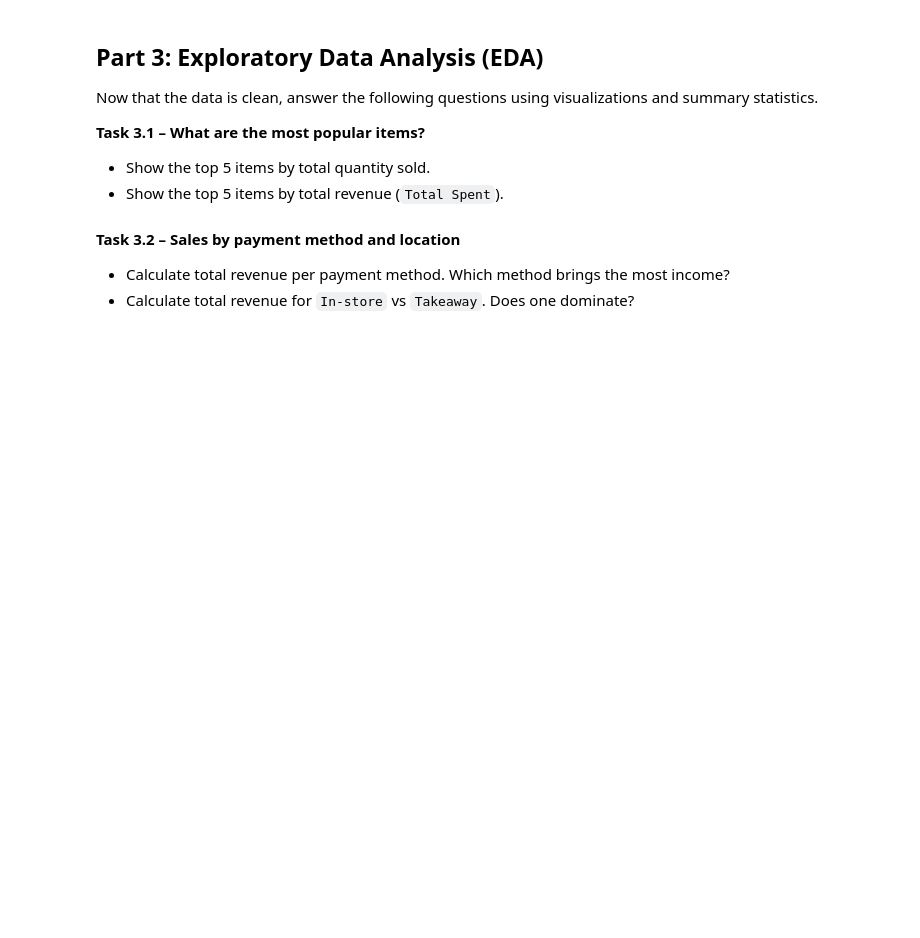
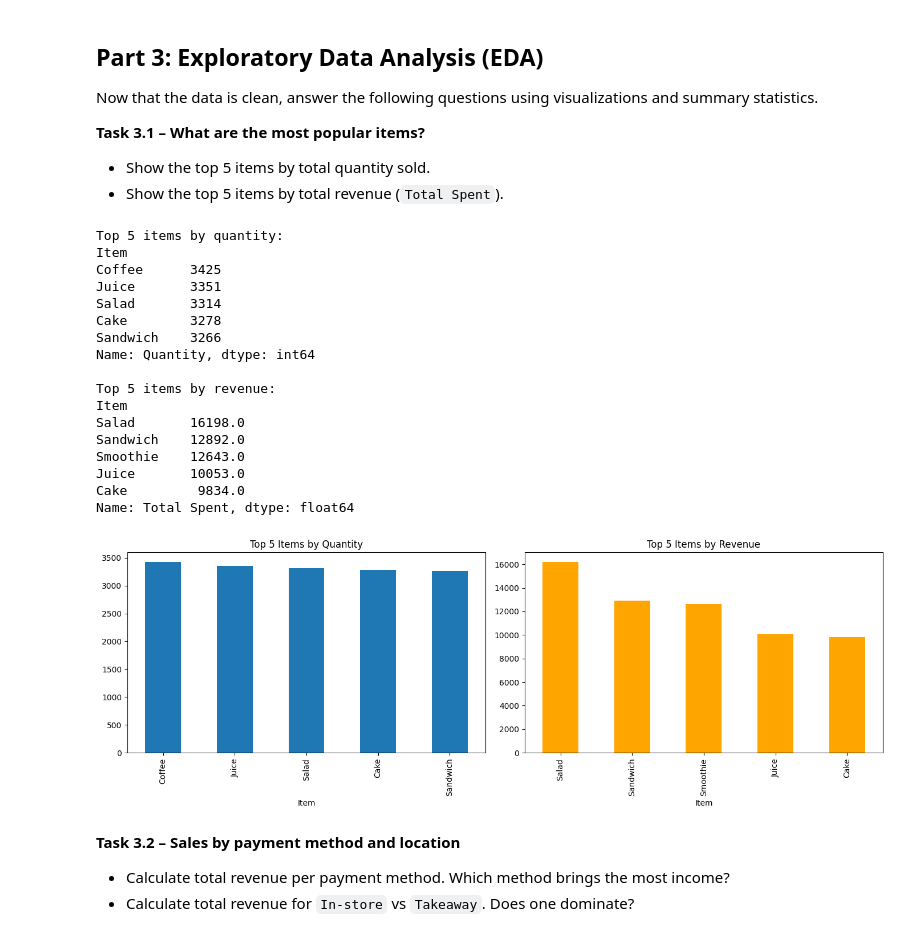
Before and after one commit to jiinjang/Lab-8, a Jupyter notebook: problem2.ipynb, the cells around one changed output. Drawn from its saved outputs; the diff is of its cells as text; code cells hidden in the pictures; blank space fills up the shorter version.

```diff
--- a/problem2.ipynb
+++ b/problem2.ipynb
@@ -24,7 +24,7 @@ import numpy as np
 pd.set_option('display.max_columns', None)
 
 # Load the dataset (update the path if needed)
-df = pd.read_csv("/kaggle/input/datasets/ahmedmohamed2003/cafe-sales-dirty-data-for-cleaning-training/dirty_cafe_sales.csv")
+df = pd.read_csv("/Users/jangjiin/Desktop/Lab-8/dirty_cafe_sales.csv")
 
 # Make a copy for safety
 df_original = df.copy()
@@ -45,3 +78,7 @@ df_original = df.copy()
 **Task 1.2** – Check for duplicate rows. How many duplicates are there? Remove them and keep the first occurrence.
 # %%
 # Your code here
+duplicate_count = df.duplicated().sum()
+print("Number of duplicate rows:", duplicate_count)
+
+df = df.drop_duplicates().copy()
@@ -85,3 +225,13 @@ Be careful: Some values in `Total Spent` are the string `"ERROR"`. You need to d
 - If you recalculated `Total Spent`, verify that `Total Spent ≈ Quantity * Price Per Unit` (allow small rounding errors).
 # %%
 # Your code here
+df["Month"] = df["Transaction Date"].dt.month
+df["Day of Week"] = df["Transaction Date"].dt.day_name()
+
+total_matches = np.isclose(
+    df["Total Spent"],
+    df["Quantity"] * df["Price Per Unit"]
+)
+
+print("All totals match:", total_matches.all())
+df.head()
@@ -95,6 +253,67 @@ Now that the data is clean, answer the following questions using visualizations
 - Show the top 5 items by total revenue (`Total Spent`).
 # %%
 # Your code here
+import matplotlib.pyplot as plt
+
+known_items = df[df["Item"] != "Unknown"]
+
+# Top 5 items by quantity
+top_quantity = (
+    known_items.groupby("Item")["Quantity"]
+    .sum()
+    .sort_values(ascending=False)
+    .head(5)
+)
+
+top_revenue = (
+    known_items.groupby("Item")["Total Spent"]
+    .sum()
+    .sort_values(ascending=False)
+    .head(5)
+)
+
+print("Top 5 items by quantity:")
+print(top_quantity)
+
+print("\nTop 5 items by revenue:")
+print(top_revenue)
+
+fig, axes = plt.subplots(1, 2, figsize=(14, 5))
+
+top_quantity.plot(
+    kind="bar",
+    ax=axes[0],
+    title="Top 5 Items by Quantity"
+)
+
+top_revenue.plot(
+    kind="bar",
+    ax=axes[1],
+    title="Top 5 Items by Revenue",
+    color="orange"
+)
+
+plt.tight_layout()
+plt.show()
+# %% [output]
+Top 5 items by quantity:
+Item
+Coffee      3425
+Juice       3351
+Salad       3314
+Cake        3278
+Sandwich    3266
+Name: Quantity, dtype: int64
+
+Top 5 items by revenue:
+Item
+Salad       16198.0
+Sandwich    12892.0
+Smoothie    12643.0
+Juice       10053.0
+Cake         9834.0
+Name: Total Spent, dtype: float64
+[figure, added]
 # %% [markdown]
 **Task 3.2 – Sales by payment method and location**
 - Calculate total revenue per payment method. Which method brings the most income?
```
Also changed, not shown: parts of 14 cells of this notebook, 1 other file.
